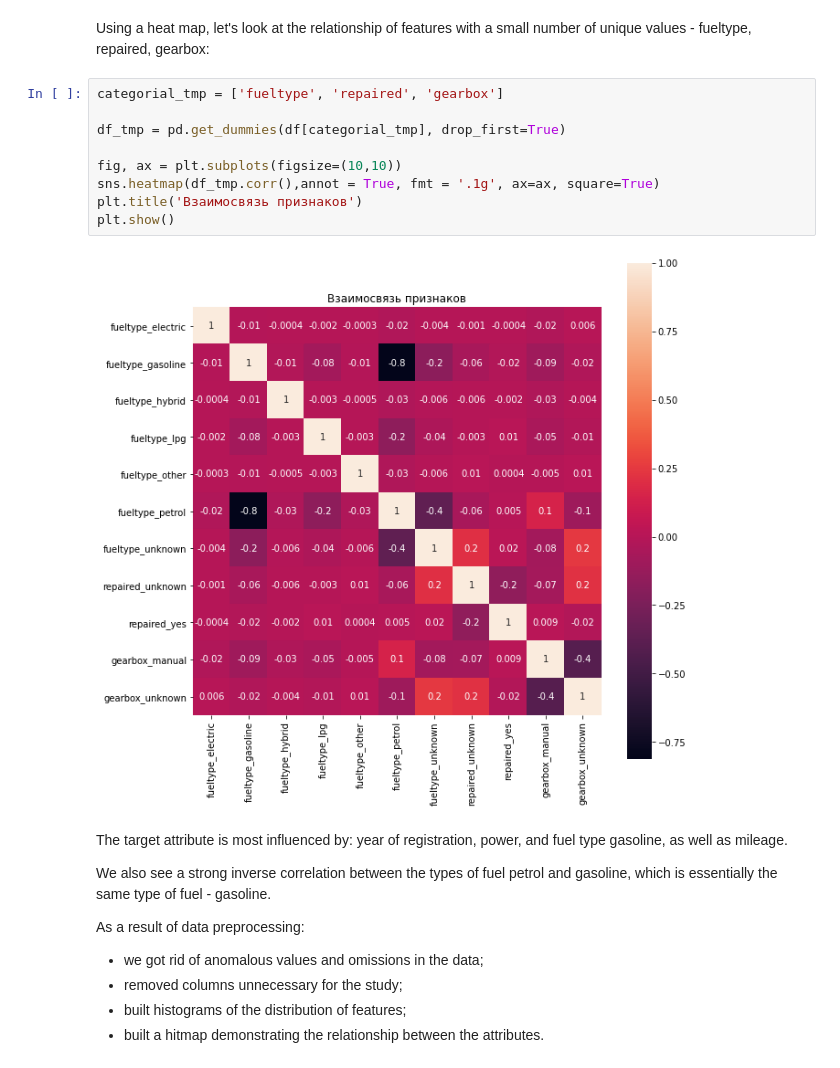
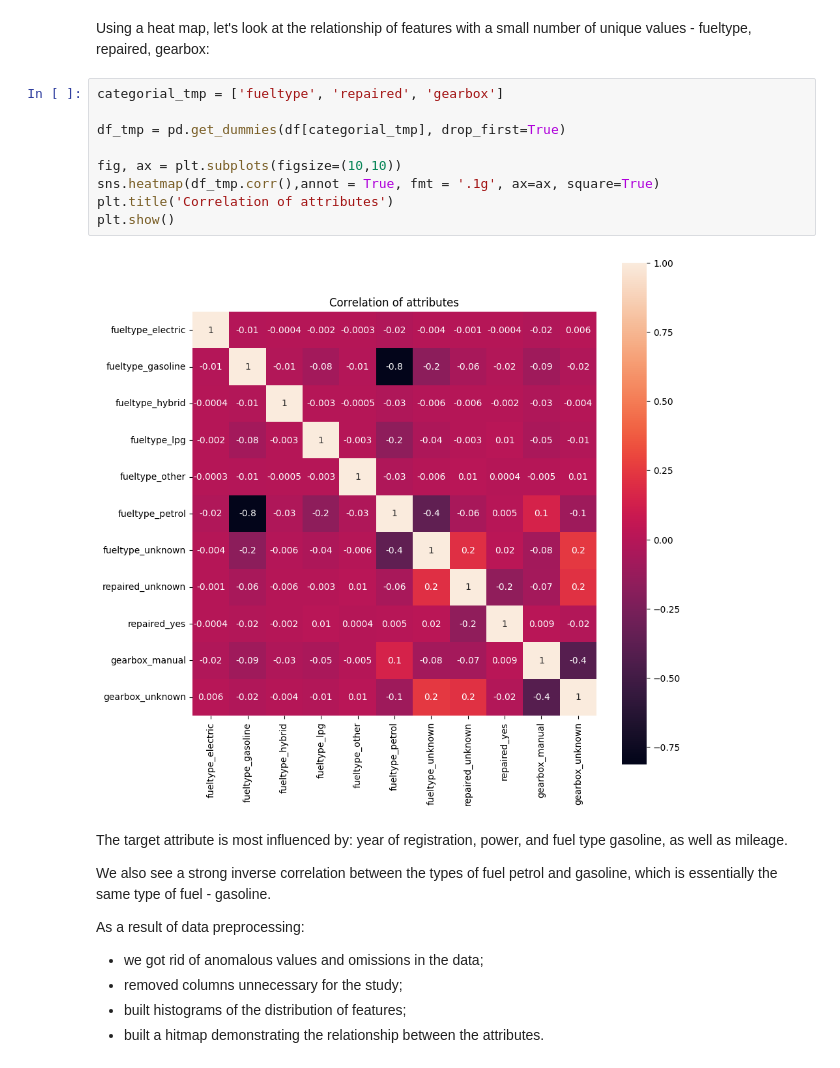
Before and after one commit to ktchka/DS_projects_2022-23, a Jupyter notebook: 10_car_cost_pred/car_cost_pred.ipynb, the cells around one changed output. Saved outputs shown, nothing was run; the diff lists cells and outputs as text.

```diff
--- a/10_car_cost_pred/car_cost_pred.ipynb
+++ b/10_car_cost_pred/car_cost_pred.ipynb
@@ -230,14 +230,14 @@ Using a heat map, let's look at the relationship of features with a small number
 # %%
 categorial_tmp = ['fueltype', 'repaired', 'gearbox']
 
 df_tmp = pd.get_dummies(df[categorial_tmp], drop_first=True)
 
 fig, ax = plt.subplots(figsize=(10,10))
 sns.heatmap(df_tmp.corr(),annot = True, fmt = '.1g', ax=ax, square=True)
-plt.title('Взаимосвязь признаков')
+plt.title('Correlation of attributes')
 plt.show()
 # %% [output]
-[figure, old version]
+[figure, new version]
 # %% [markdown]
 The target attribute is most influenced by: year of registration, power, and fuel type gasoline, as well as mileage.
 
```
Also changed, not shown: parts of 11 cells of this notebook.
